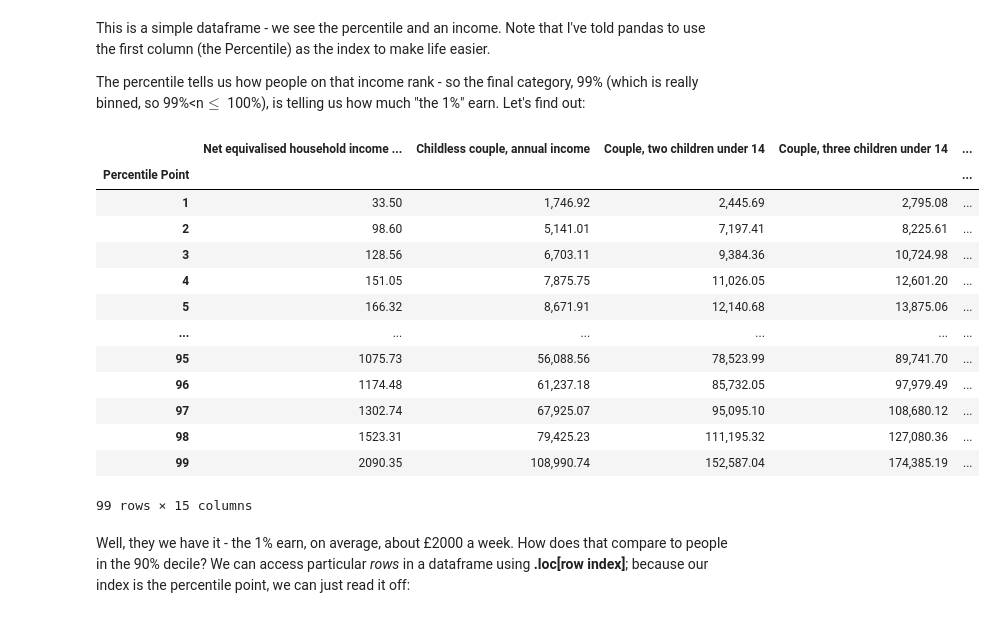
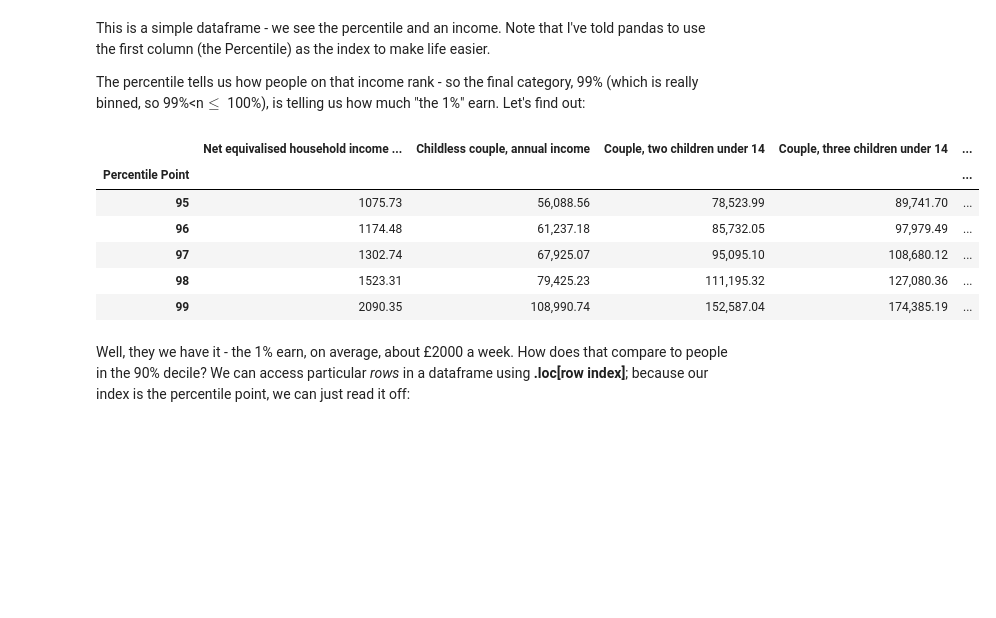
Before and after one commit to mathildesoulie/QM2, a Jupyter notebook: notebooks/W02. Pandas.ipynb, the cells around one changed output. Saved outputs shown, nothing was run; the diff lists cells and outputs as text; code cells hidden in the pictures; blank space fills up the shorter version.

```diff
--- a/notebooks/W02. Pandas.ipynb
+++ b/notebooks/W02. Pandas.ipynb
@@ -68,22 +68,15 @@ This is a simple dataframe - we see the percentile and an income. Note that I've
 
 The percentile tells us how people on that income rank - so the final category, 99% (which is really binned, so 99%<n$\leq$ 100%), is telling us how much "the 1%" earn. Let's find out:
 # %%
-income.tail(99)
+income.tail()
 # %% [output]
 |  | Net equivalised household income ... | Childless couple, annual income | Couple, two children under 14 | Couple, three children under 14 | ... |
 | Percentile Point |  |  |  |  | ... |
-| 1 | 33.50 | 1,746.92 | 2,445.69 | 2,795.08 | ... |
-| 2 | 98.60 | 5,141.01 | 7,197.41 | 8,225.61 | ... |
-| 3 | 128.56 | 6,703.11 | 9,384.36 | 10,724.98 | ... |
-| 4 | 151.05 | 7,875.75 | 11,026.05 | 12,601.20 | ... |
-| 5 | 166.32 | 8,671.91 | 12,140.68 | 13,875.06 | ... |
-| ... | ... | ... | ... | ... | ... |
 | 95 | 1075.73 | 56,088.56 | 78,523.99 | 89,741.70 | ... |
 | 96 | 1174.48 | 61,237.18 | 85,732.05 | 97,979.49 | ... |
 | 97 | 1302.74 | 67,925.07 | 95,095.10 | 108,680.12 | ... |
 | 98 | 1523.31 | 79,425.23 | 111,195.32 | 127,080.36 | ... |
 | 99 | 2090.35 | 108,990.74 | 152,587.04 | 174,385.19 | ... |
-99 rows × 15 columns
 # %% [markdown]
 Well, they we have it - the 1% earn, on average, about £2000 a week. How does that compare to people in the 90% decile? We can access particular *rows* in a dataframe using **.loc[row index]**; because our index is the percentile point, we can just read it off:
 # %%
```
Also changed, not shown: parts of 8 cells of this notebook.
